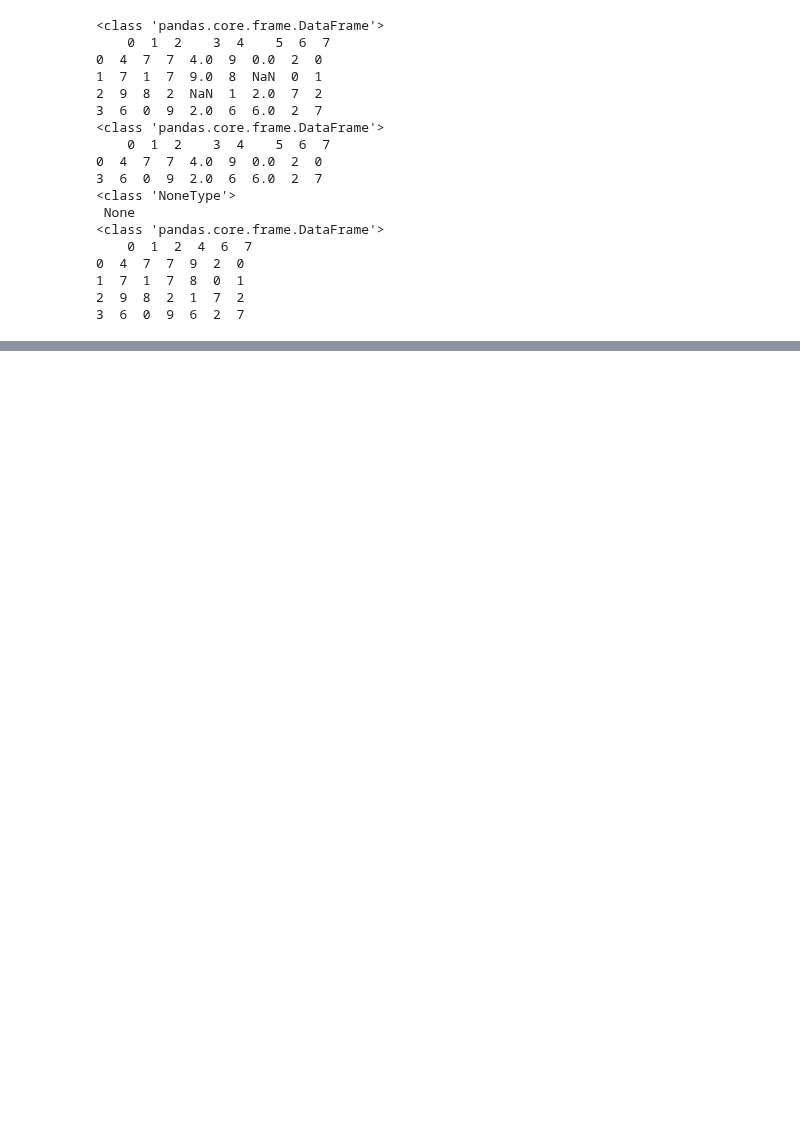
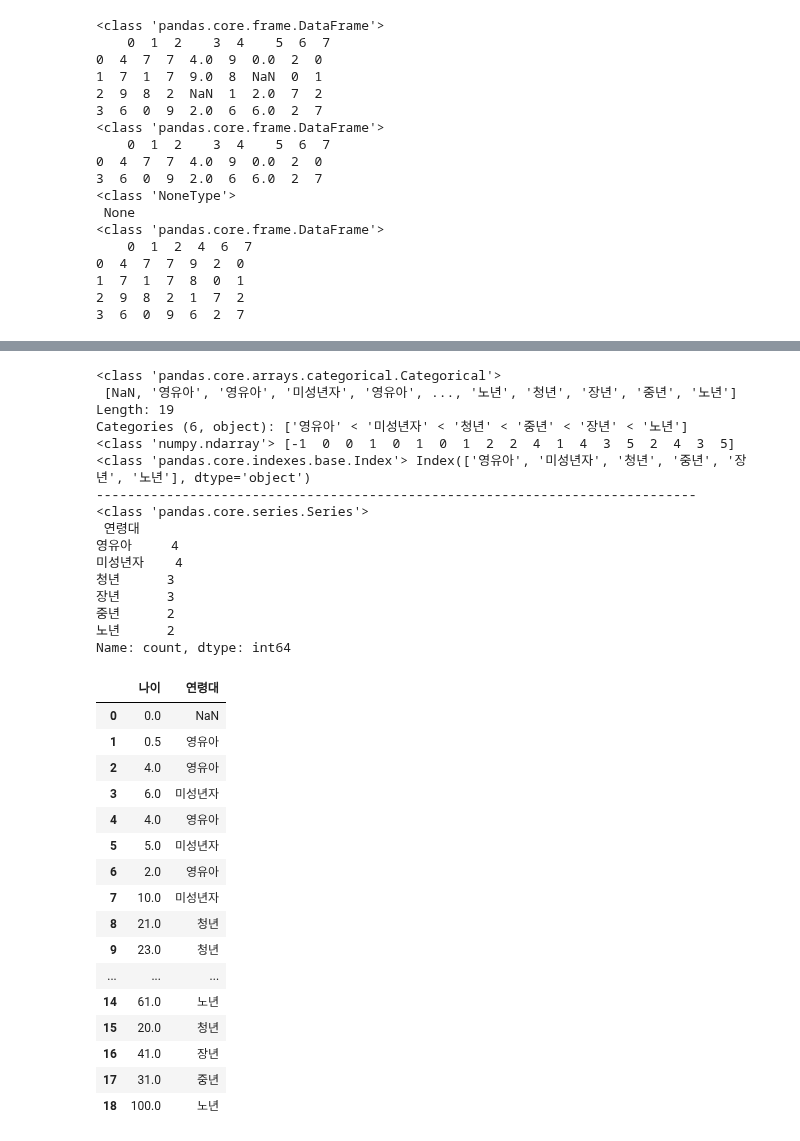
Before and after one commit to fss1208/study_python, a Jupyter notebook: 20251126_pandas_datafrmae.ipynb, the cells around one changed output, grey strips where cells are left out. Drawn from its saved outputs; the diff is of its cells as text; code cells hidden in the pictures; blank space fills up the shorter version.

```diff
--- a/20251126_pandas_datafrmae.ipynb
+++ b/20251126_pandas_datafrmae.ipynb
@@ -5,6 +9,7 @@ import pandas as pd
 import numpy as np
 
 width = 77
+line = "-" * width
 df = pd.DataFrame(np.arange(10,22).reshape(3,4), index=["a","b","c"], columns=['A','B','C','D'])
 df
 # %% [output]
@@ -1127,0 +1282,47 @@ False
+# %%
+ages = [0,0.5,4,6,4,5,2,10,21,23,37,15,38,31,61,20,41,31,100]
+bins = [0,4,18,25,35,60,100]
+labels = ['영유아', '미성년자', '청년', '중년', '장년', '노년']
+cats = pd.cut(ages, bins, labels=labels)
+print(type(cats), '\n', cats)
+print(type(cats.codes), cats.codes)
+print(type(cats.categories), cats.categories)
+print(line)
+df4 = pd.DataFrame({'나이':ages, '연령대':list(cats)})
+temp = df4['연령대'].value_counts()
+print(type(temp), '\n', temp)
+df4
+# %% [output]
+<class 'pandas.core.arrays.categorical.Categorical'>
+ [NaN, '영유아', '영유아', '미성년자', '영유아', ..., '노년', '청년', '장년', '중년', '노년']
+Length: 19
+Categories (6, object): ['영유아' < '미성년자' < '청년' < '중년' < '장년' < '노년']
+<class 'numpy.ndarray'> [-1  0  0  1  0  1  0  1  2  2  4  1  4  3  5  2  4  3  5]
+<class 'pandas.core.indexes.base.Index'> Index(['영유아', '미성년자', '청년', '중년', '장년', '노년'], dtype='object')
+-----------------------------------------------------------------------------
+<class 'pandas.core.series.Series'>
+ 연령대
+영유아     4
+미성년자    4
+청년      3
+장년      3
+중년      2
+노년      2
+Name: count, dtype: int64
+|  | 나이 | 연령대 |
+| 0 | 0.0 | NaN |
+| 1 | 0.5 | 영유아 |
+| 2 | 4.0 | 영유아 |
+| 3 | 6.0 | 미성년자 |
+| 4 | 4.0 | 영유아 |
+| 5 | 5.0 | 미성년자 |
+| 6 | 2.0 | 영유아 |
+| 7 | 10.0 | 미성년자 |
+| 8 | 21.0 | 청년 |
+| 9 | 23.0 | 청년 |
+| ... | ... | ... |
+| 14 | 61.0 | 노년 |
+| 15 | 20.0 | 청년 |
+| 16 | 41.0 | 장년 |
+| 17 | 31.0 | 중년 |
+| 18 | 100.0 | 노년 |
```
Also changed, not shown: parts of 45 cells of this notebook.
